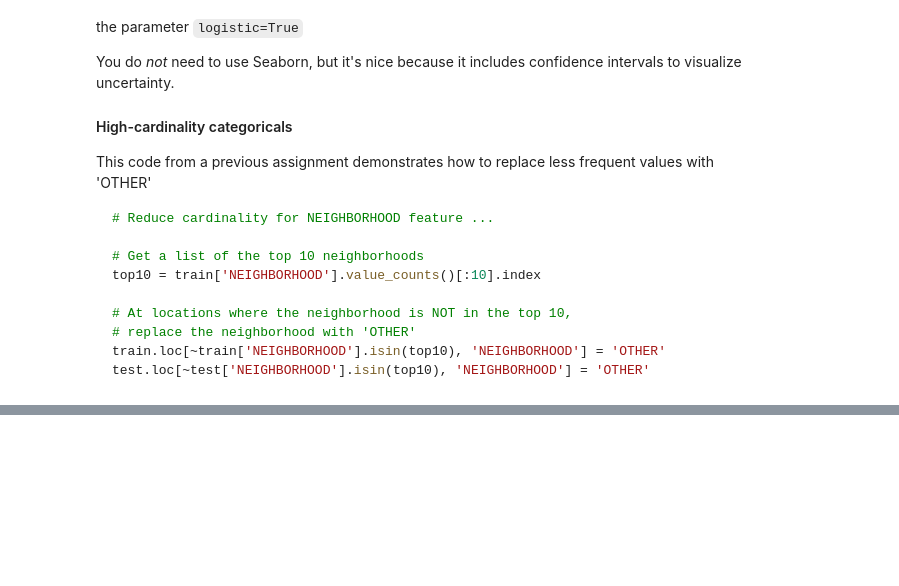
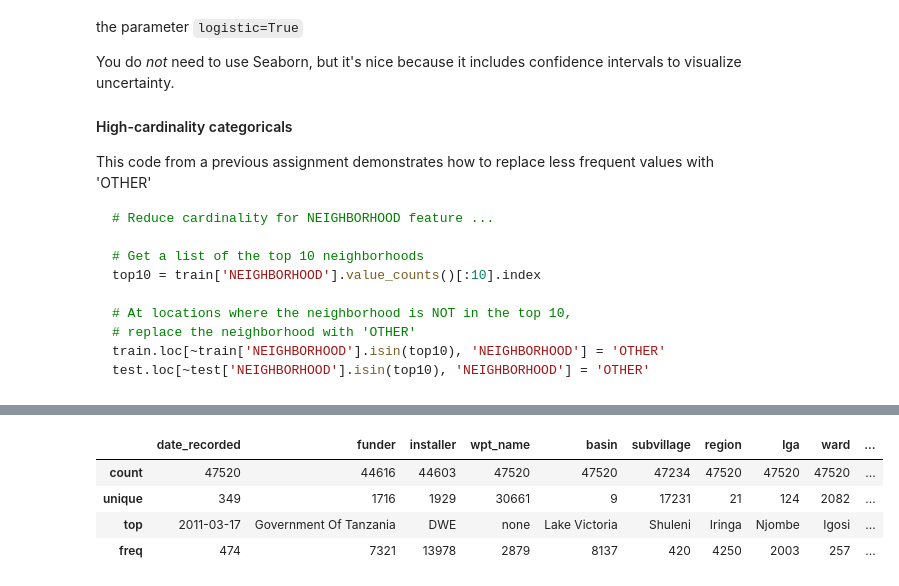
Before and after one commit to bloominstituteoftechnology/DS-Unit-2-Kaggle-Challenge, a Jupyter notebook: module1/assignment_kaggle_challenge_1.ipynb, the cells around one changed output, grey strips where cells are left out. Saved outputs shown, nothing was run; the diff lists cells and outputs as text; code cells hidden in the pictures; blank space fills up the shorter version.

```diff
--- a/module1/assignment_kaggle_challenge_1.ipynb
+++ b/module1/assignment_kaggle_challenge_1.ipynb
@@ -102,0 +158,8 @@ train.shape, test.shape
+# %%
+train.describe(exclude='number')
+# %% [output]
+|  | date_recorded | funder | installer | wpt_name | basin | subvillage | region | lga | ward | ... |
+| count | 47520 | 44616 | 44603 | 47520 | 47520 | 47234 | 47520 | 47520 | 47520 | ... |
+| unique | 349 | 1716 | 1929 | 30661 | 9 | 17231 | 21 | 124 | 2082 | ... |
+| top | 2011-03-17 | Government Of Tanzania | DWE | none | Lake Victoria | Shuleni | Iringa | Njombe | Igosi | ... |
+| freq | 474 | 7321 | 13978 | 2879 | 8137 | 420 | 4250 | 2003 | 257 | ... |
```
Also changed, not shown: parts of 20 cells of this notebook.
